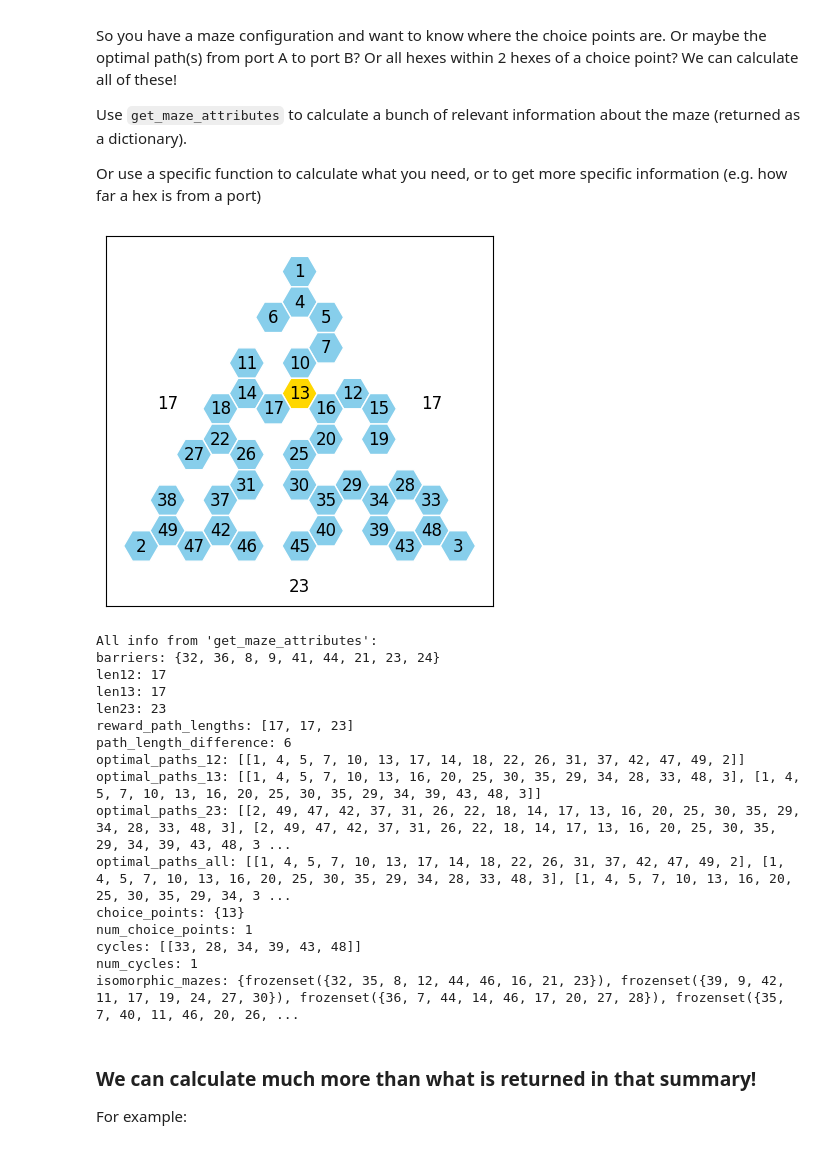
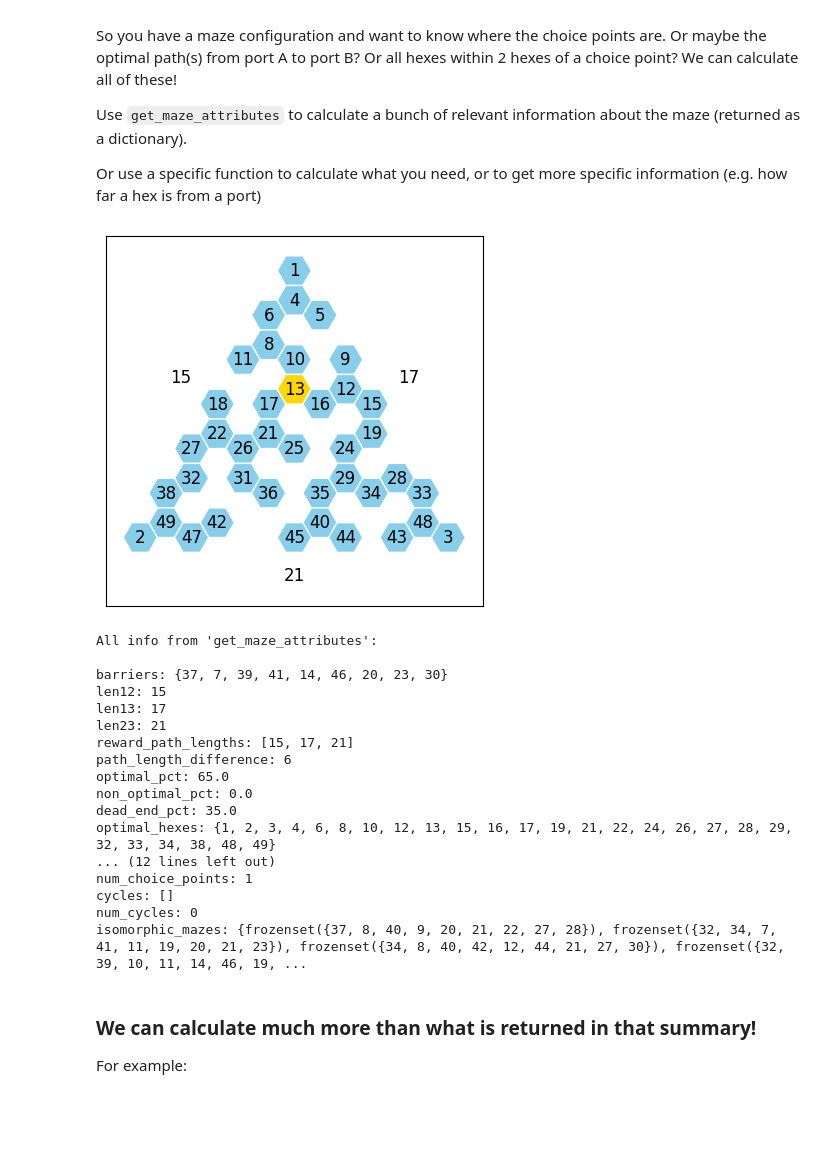
Before and after one commit to calderast/Hex-maze, a Jupyter notebook: Tutorials/Hex_Maze_Functions.ipynb, the cells around one changed output. Saved outputs shown, nothing was run; the diff lists cells and outputs as text; code cells hidden in the pictures; blank space fills up the shorter version.

Commit message:
Add functions for dead ends (#32)
* Add functions for dead end identification, update tutorials

```diff
--- a/Tutorials/Hex_Maze_Functions.ipynb
+++ b/Tutorials/Hex_Maze_Functions.ipynb
@@ -79,35 +84,37 @@ Or use a specific function to calculate what you need, or to get more specific i
 # %%
 from hex_maze_utils import plot_hex_maze, get_maze_attributes
 
-# Example hex maze
-example_maze = {32, 36, 8, 9, 41, 44, 21, 23, 24}
+# Example hex maze. Change maze_num to try this with different mazes!
+maze_num = 0
+example_maze = maze_database.iloc[maze_num]['barriers']
 
 # Let's view the maze
 plot_hex_maze(example_maze, show_barriers=False)
 
 # Use 'get_maze_attributes' to calculate and print info about this maze
 maze_info = get_maze_attributes(example_maze)
-print("All info from 'get_maze_attributes':")
+print("All info from 'get_maze_attributes':\n")
 for key in maze_info:
     print(f"{key}: {maze_info[key]}")
 # %% [output]
-[figure, old version]
+[figure, new version]
 All info from 'get_maze_attributes':
-barriers: {32, 36, 8, 9, 41, 44, 21, 23, 24}
-len12: 17
+
+barriers: {37, 7, 39, 41, 14, 46, 20, 23, 30}
+len12: 15
 len13: 17
-len23: 23
-reward_path_lengths: [17, 17, 23]
+len23: 21
+reward_path_lengths: [15, 17, 21]
 path_length_difference: 6
-optimal_paths_12: [[1, 4, 5, 7, 10, 13, 17, 14, 18, 22, 26, 31, 37, 42, 47, 49, 2]]
-optimal_paths_13: [[1, 4, 5, 7, 10, 13, 16, 20, 25, 30, 35, 29, 34, 28, 33, 48, 3], [1, 4, 5, 7, 10, 13, 16, 20, 25, 30, 35, 29, 34, 39, 43, 48, 3]]
-optimal_paths_23: [[2, 49, 47, 42, 37, 31, 26, 22, 18, 14, 17, 13, 16, 20, 25, 30, 35, 29, 34, 28, 33, 48, 3], [2, 49, 47, 42, 37, 31, 26, 22, 18, 14, 17, 13, 16, 20, 25, 30, 35, 29, 34, 39, 43, 48, 3 ...
-optimal_paths_all: [[1, 4, 5, 7, 10, 13, 17, 14, 18, 22, 26, 31, 37, 42, 47, 49, 2], [1, 4, 5, 7, 10, 13, 16, 20, 25, 30, 35, 29, 34, 28, 33, 48, 3], [1, 4, 5, 7, 10, 13, 16, 20, 25, 30, 35, 29, 34, 3 ...
-choice_points: {13}
+optimal_pct: 65.0
+non_optimal_pct: 0.0
+dead_end_pct: 35.0
+optimal_hexes: {1, 2, 3, 4, 6, 8, 10, 12, 13, 15, 16, 17, 19, 21, 22, 24, 26, 27, 28, 29, 32, 33, 34, 38, 48, 49}
+... (12 lines left out)
 num_choice_points: 1
-cycles: [[33, 28, 34, 39, 43, 48]]
-num_cycles: 1
-isomorphic_mazes: {frozenset({32, 35, 8, 12, 44, 46, 16, 21, 23}), frozenset({39, 9, 42, 11, 17, 19, 24, 27, 30}), frozenset({36, 7, 44, 14, 46, 17, 20, 27, 28}), frozenset({35, 7, 40, 11, 46, 20, 26, ...
+cycles: []
+num_cycles: 0
+isomorphic_mazes: {frozenset({37, 8, 40, 9, 20, 21, 22, 27, 28}), frozenset({32, 34, 7, 41, 11, 19, 20, 21, 23}), frozenset({34, 8, 40, 42, 12, 44, 21, 27, 30}), frozenset({32, 39, 10, 11, 14, 46, 19, ...
 # %% [markdown]
 ### We can calculate much more than what is returned in that summary!
 For example:
```
Also changed, not shown: parts of 7 cells of this notebook, 1 other file.
